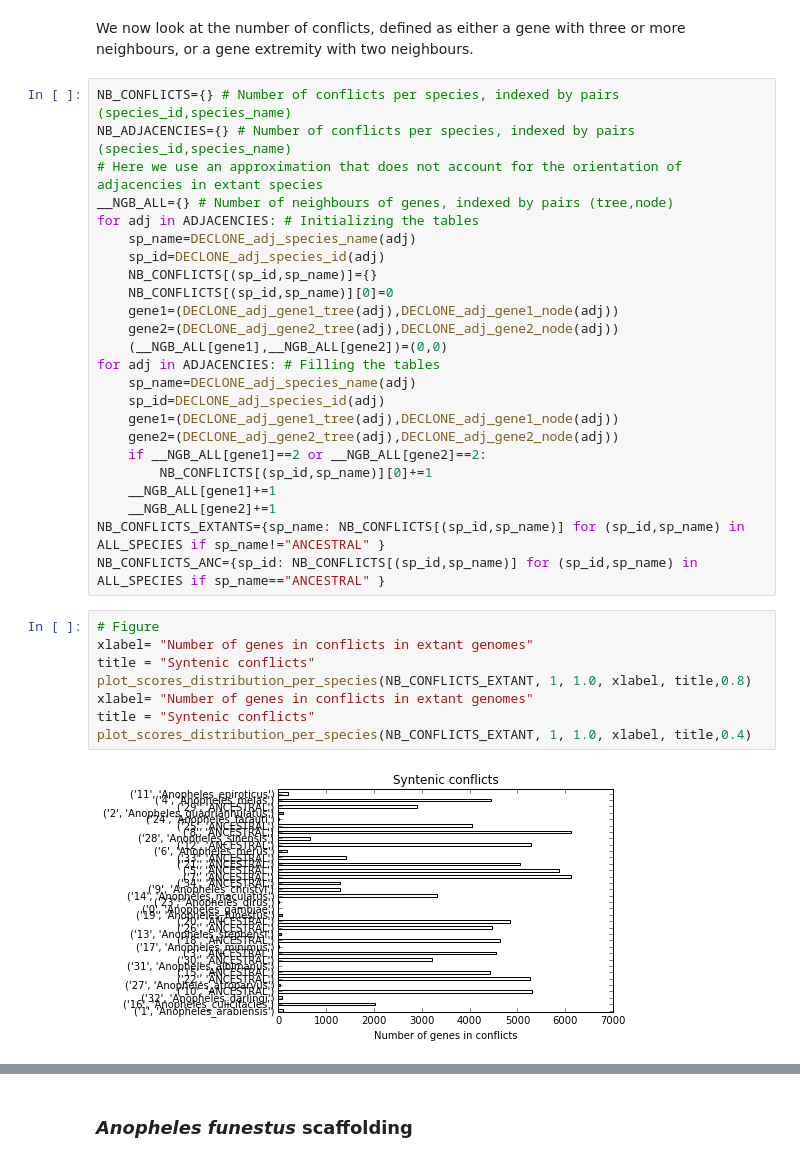
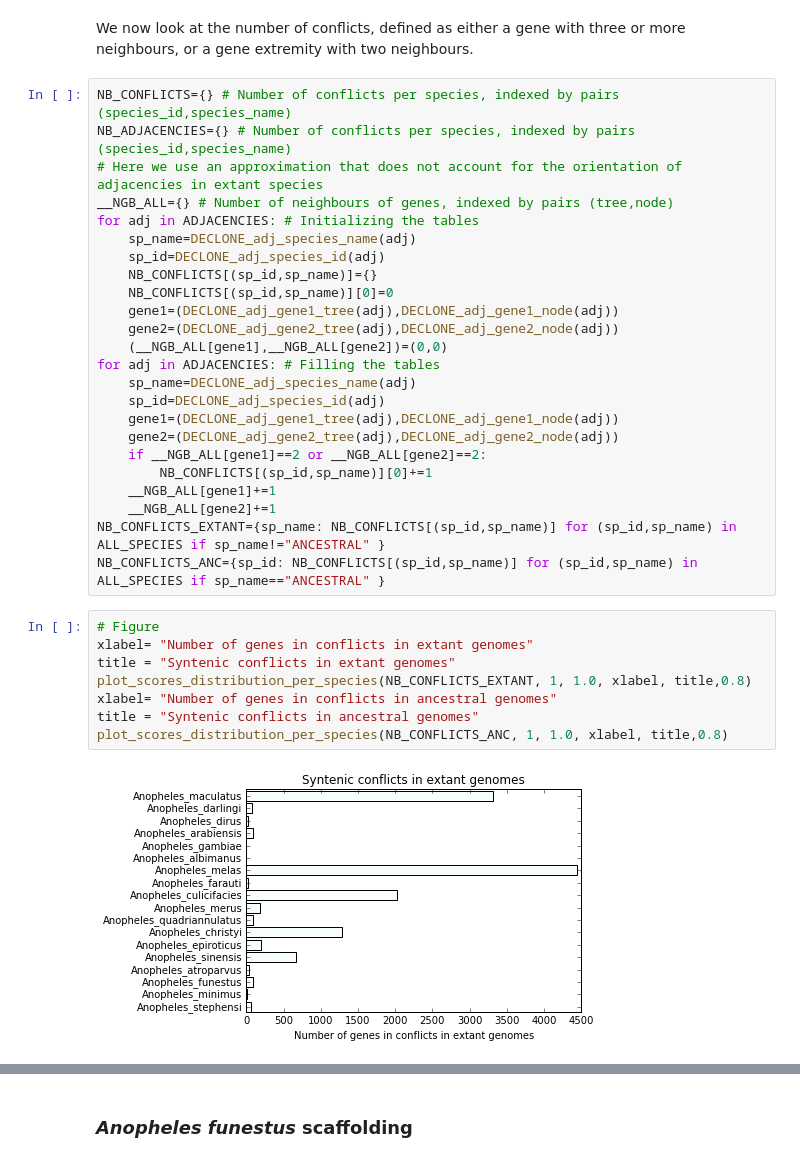
Before and after one commit to YoannAnselmetti/ADseq_Anopheles, a Jupyter notebook: Anopheles phylogenetic scaffolding.ipynb, the cells around one changed output, grey strips where cells are left out. Drawn from its saved outputs; the diff is of its cells as text.

```diff
--- a/Anopheles phylogenetic scaffolding.ipynb
+++ b/Anopheles phylogenetic scaffolding.ipynb
@@ -159,15 +159,15 @@ for adj in ADJACENCIES: # Filling the tables
         NB_CONFLICTS[(sp_id,sp_name)][0]+=1
     __NGB_ALL[gene1]+=1
     __NGB_ALL[gene2]+=1
-NB_CONFLICTS_EXTANTS={sp_name: NB_CONFLICTS[(sp_id,sp_name)] for (sp_id,sp_name) in ALL_SPECIES if sp_name!="ANCESTRAL" }
+NB_CONFLICTS_EXTANT={sp_name: NB_CONFLICTS[(sp_id,sp_name)] for (sp_id,sp_name) in ALL_SPECIES if sp_name!="ANCESTRAL" }
 NB_CONFLICTS_ANC={sp_id: NB_CONFLICTS[(sp_id,sp_name)] for (sp_id,sp_name) in ALL_SPECIES if sp_name=="ANCESTRAL" }
 # %%
 # Figure
 xlabel= "Number of genes in conflicts in extant genomes"
-title = "Syntenic conflicts"
+title = "Syntenic conflicts in extant genomes"
 plot_scores_distribution_per_species(NB_CONFLICTS_EXTANT, 1, 1.0, xlabel, title,0.8)
-xlabel= "Number of genes in conflicts in extant genomes"
-title = "Syntenic conflicts"
-plot_scores_distribution_per_species(NB_CONFLICTS_EXTANT, 1, 1.0, xlabel, title,0.4)
+xlabel= "Number of genes in conflicts in ancestral genomes"
+title = "Syntenic conflicts in ancestral genomes"
+plot_scores_distribution_per_species(NB_CONFLICTS_ANC, 1, 1.0, xlabel, title,0.8)
 # %% [output]
-[figure, old version]
+[figure, new version]
```
Also changed, not shown: parts of 1 cell of this notebook.
